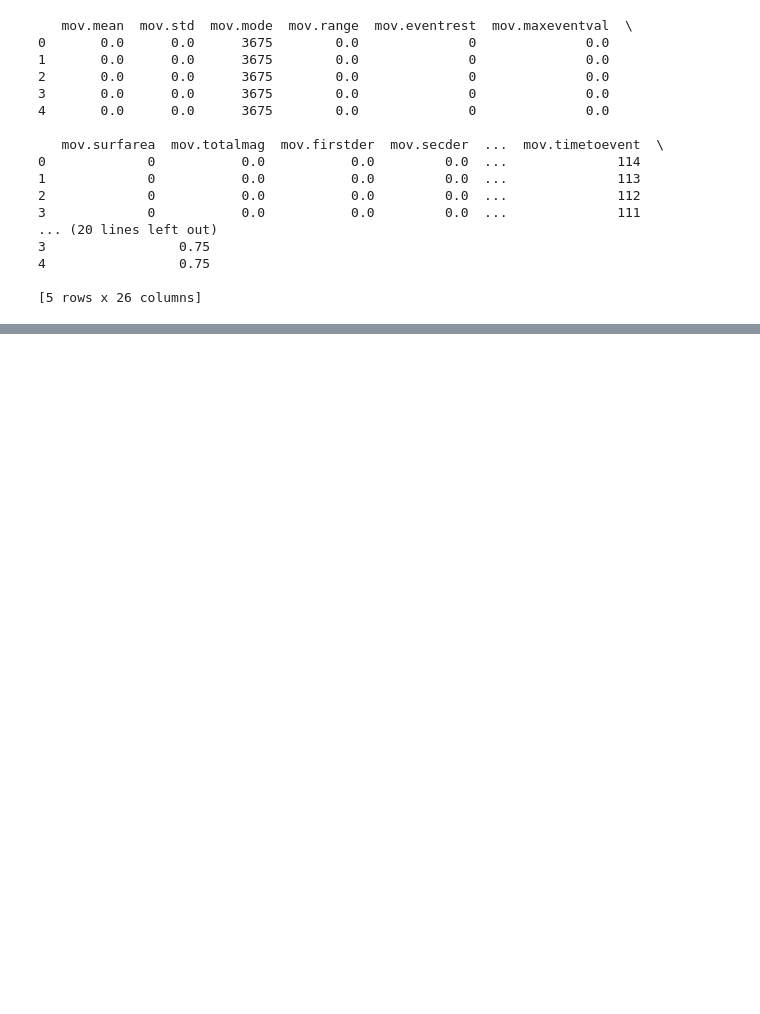
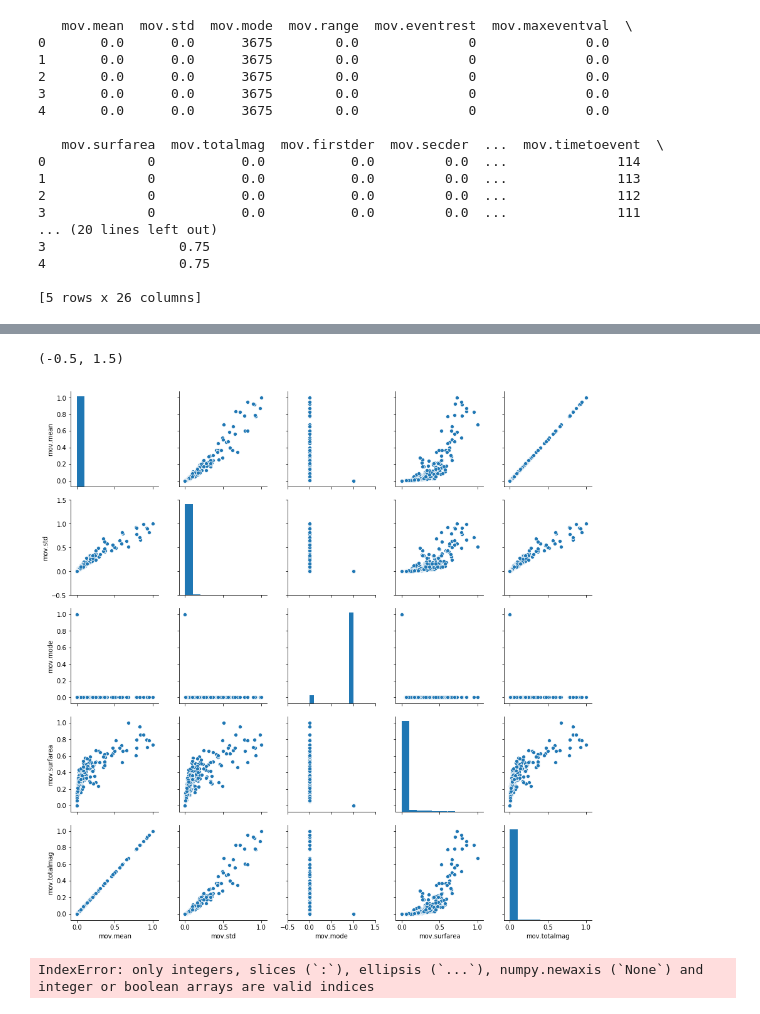
Before and after one commit to brmullen/SIP2019, a Jupyter notebook: Emma/Exploration of Data.ipynb, the cells around one changed output, grey strips where cells are left out. Saved outputs shown, nothing was run; the diff lists cells and outputs as text; code cells hidden in the pictures; blank space fills up the shorter version.

```diff
--- a/Emma/Exploration of Data.ipynb
+++ b/Emma/Exploration of Data.ipynb
@@ -124,0 +196,25 @@ print(sns.__version__)
+# %%
+g = sns.pairplot(data.fillna(value=0)[['mov.mean', 'mov.std', 'mov.mode', 'mov.surfarea', 'mov.totalmag']])
+g.axes[1,2].set_xlim(-0.5, 1.5)
+g.axes[1,2].set_ylim(-0.5, 1.5)
+# %% [output]
+(-0.5, 1.5)
+[figure, added]
+# %%
+temp1 = pd.DataFrame()
+temp1 = data.copy()
+temp1 = temp1.astype('float16')
+temp1['classification'] = np.zeros(len(data))
+temp1['classification'].iloc[temp1.loc[(temp1['mov.eventrest'] == 0.0) & (temp1['brain.eventrest'] == 1.0)].index] = 1
+temp1['classification'].iloc[temp1.loc[(temp1['mov.eventrest'] == 0.0) & (temp1['brain.eventrest'] == 0.0)].index] = 3
+temp1['classification'].iloc[temp1.loc[(temp1['mov.eventrest'] == 1.0) & (temp1['brain.eventrest'] == 1.0)].index] = 0
+temp1['classification'].iloc[temp1.loc[(temp1['mov.eventrest'] == 1.0) & (temp1['brain.eventrest'] == 0.0)].index] = 2
+
+sns.pairplot(temp1,
+             diag_kind="kde",
+             markers=["o", "o", "o", "o"],
+             hue_order = [0, 1, 2, 3], hue='classification', palette = 'RdBu')
+
+plt.savefig('/Users/emmadionne/Documents/metrics_pairplot_2.png')
+# %% [output]
+IndexError: only integers, slices (`:`), ellipsis (`...`), numpy.newaxis (`None`) and integer or boolean arrays are valid indices
```
Also changed, not shown: parts of 14 cells of this notebook, 2 other files.
